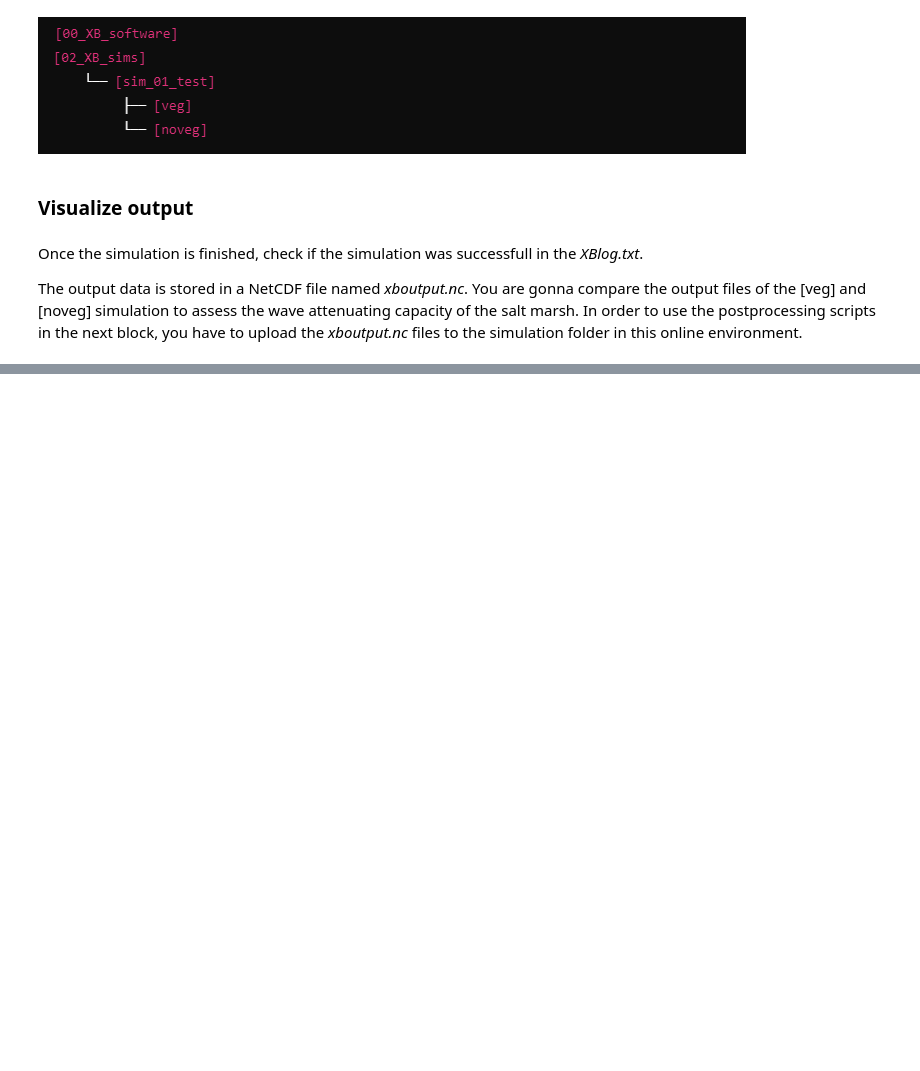
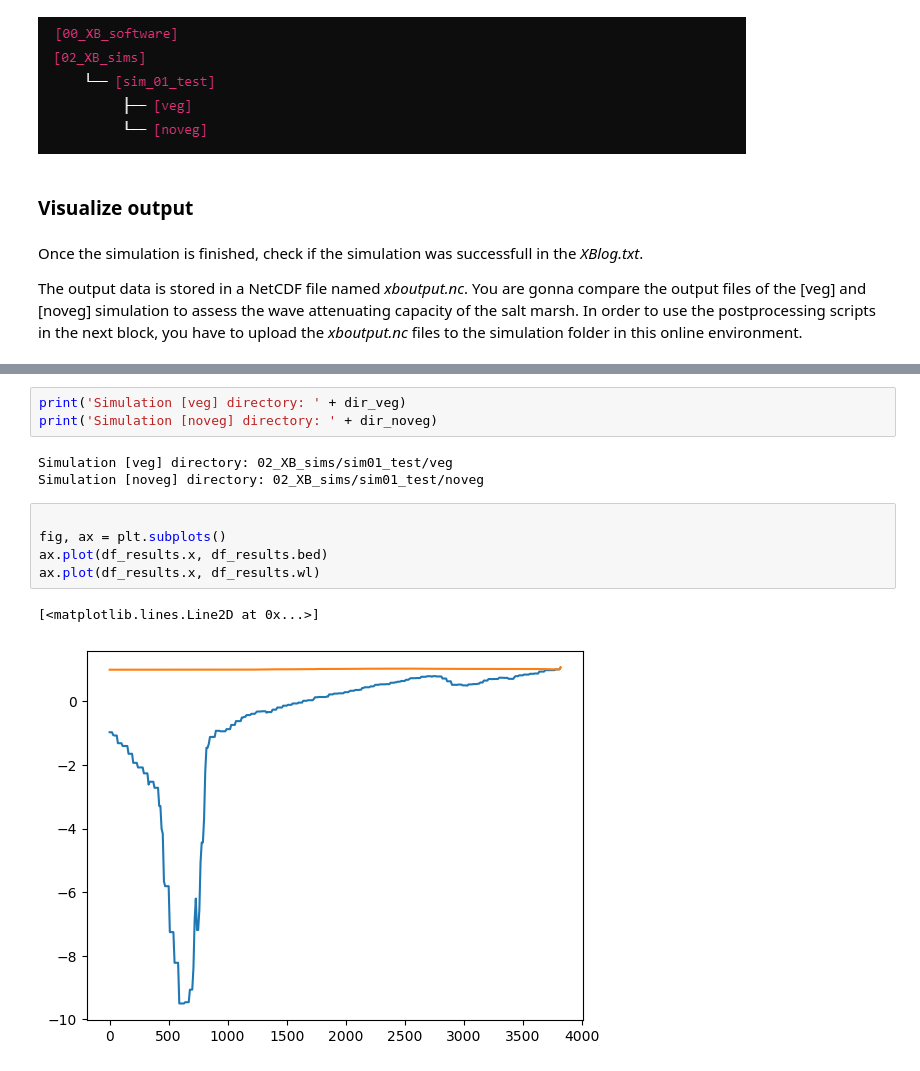
Before and after one commit to vtmvanzelst/BwNLite, a Jupyter notebook: content/XB_notebook.ipynb, the cells around one changed output, grey strips where cells are left out. Saved outputs shown, nothing was run; the diff lists cells and outputs as text; blank space fills up the shorter version.

Commit message:
update: added fortan results read

```diff
--- a/content/XB_notebook.ipynb
+++ b/content/XB_notebook.ipynb
@@ -206,0 +211,14 @@ Image(filename='imgs/upload_xb_output.png')
+# %%
+print('Simulation [veg] directory: ' + dir_veg)
+print('Simulation [noveg] directory: ' + dir_noveg)
+# %% [output]
+Simulation [veg] directory: 02_XB_sims/sim01_test/veg
+Simulation [noveg] directory: 02_XB_sims/sim01_test/noveg
+# %%
+
+fig, ax = plt.subplots()
+ax.plot(df_results.x, df_results.bed)
+ax.plot(df_results.x, df_results.wl)
+# %% [output]
+[<matplotlib.lines.Line2D at 0x...>]
+[figure, added]
```
Also changed, not shown: parts of 2 cells of this notebook, 1 other file.
